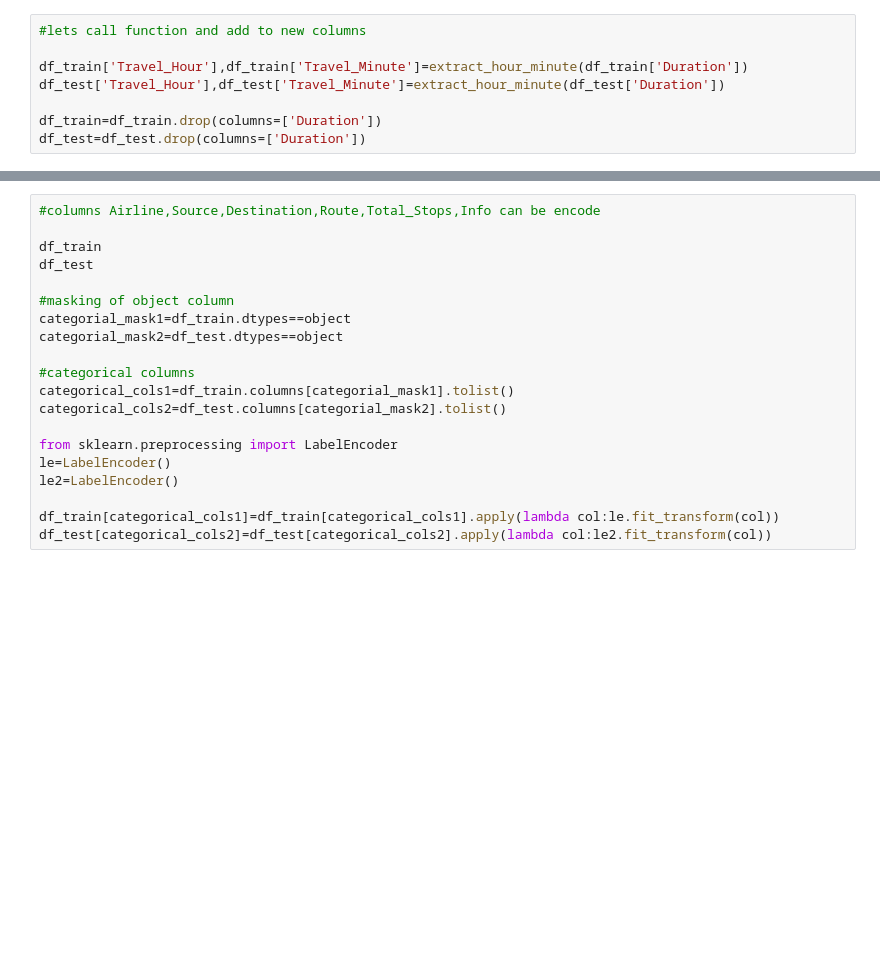
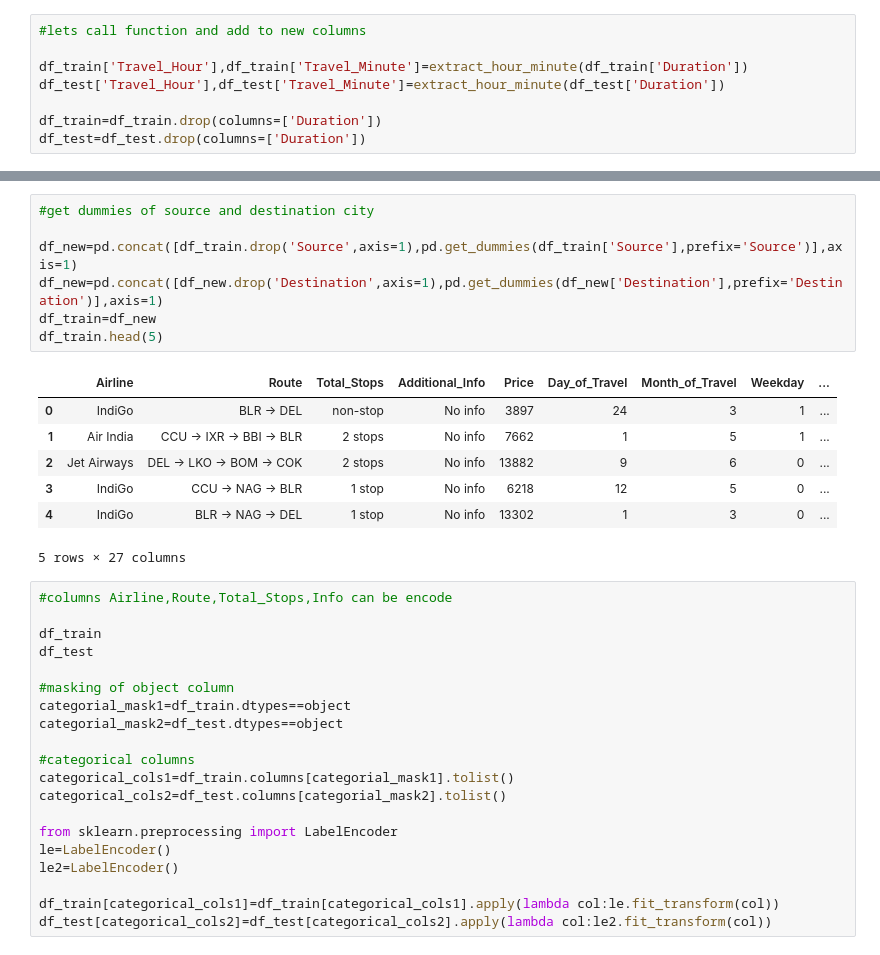
Before and after one commit to MrKhan0747/Flight-Ticket-Price-Prediction, a Jupyter notebook: FlightPricePrediction.ipynb, the cells around one changed output, grey strips where cells are left out. Drawn from its saved outputs; the diff is of its cells as text; blank space fills up the shorter version.

Commit message:
pandas dummies added

```diff
--- a/FlightPricePrediction.ipynb
+++ b/FlightPricePrediction.ipynb
@@ -182,5 +301,20 @@ df_test.dtypes
+# %%
+#get dummies of source and destination city
+
+df_new=pd.concat([df_train.drop('Source',axis=1),pd.get_dummies(df_train['Source'],prefix='Source')],axis=1)
+df_new=pd.concat([df_new.drop('Destination',axis=1),pd.get_dummies(df_new['Destination'],prefix='Destination')],axis=1)
+df_train=df_new
+df_train.head(5)
+# %% [output]
+|  | Airline | Route | Total_Stops | Additional_Info | Price | Day_of_Travel | Month_of_Travel | Weekday | ... |
+| 0 | IndiGo | BLR → DEL | non-stop | No info | 3897 | 24 | 3 | 1 | ... |
+| 1 | Air India | CCU → IXR → BBI → BLR | 2 stops | No info | 7662 | 1 | 5 | 1 | ... |
+| 2 | Jet Airways | DEL → LKO → BOM → COK | 2 stops | No info | 13882 | 9 | 6 | 0 | ... |
+| 3 | IndiGo | CCU → NAG → BLR | 1 stop | No info | 6218 | 12 | 5 | 0 | ... |
+| 4 | IndiGo | BLR → NAG → DEL | 1 stop | No info | 13302 | 1 | 3 | 0 | ... |
+5 rows × 27 columns
 # %%
-#columns Airline,Source,Destination,Route,Total_Stops,Info can be encode
+#columns Airline,Route,Total_Stops,Info can be encode
 
 df_train
 df_test
```
Also changed, not shown: parts of 24 cells of this notebook.
